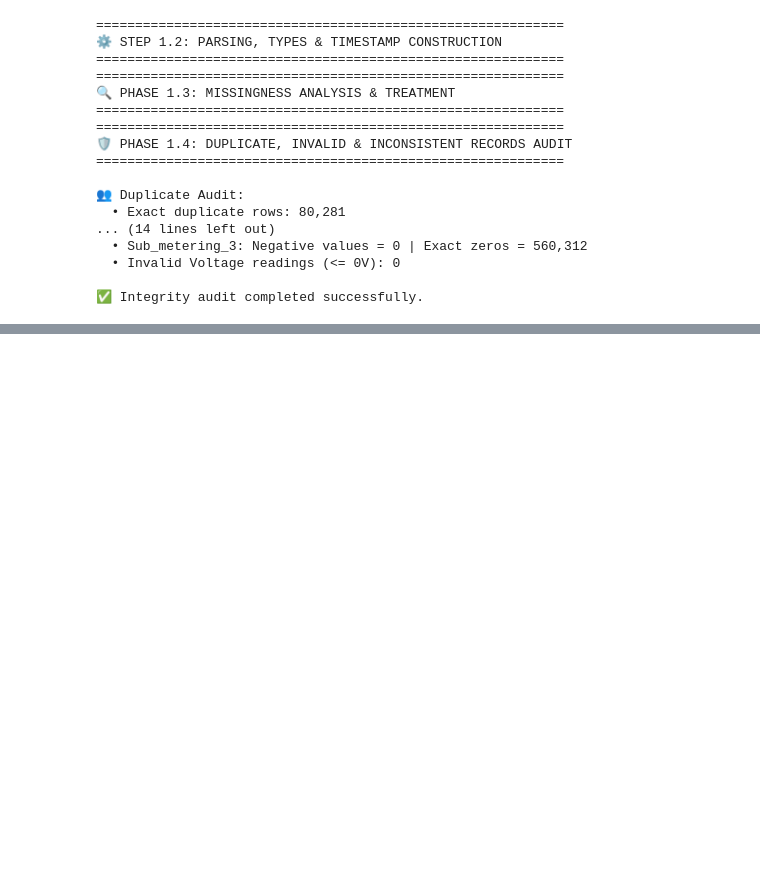
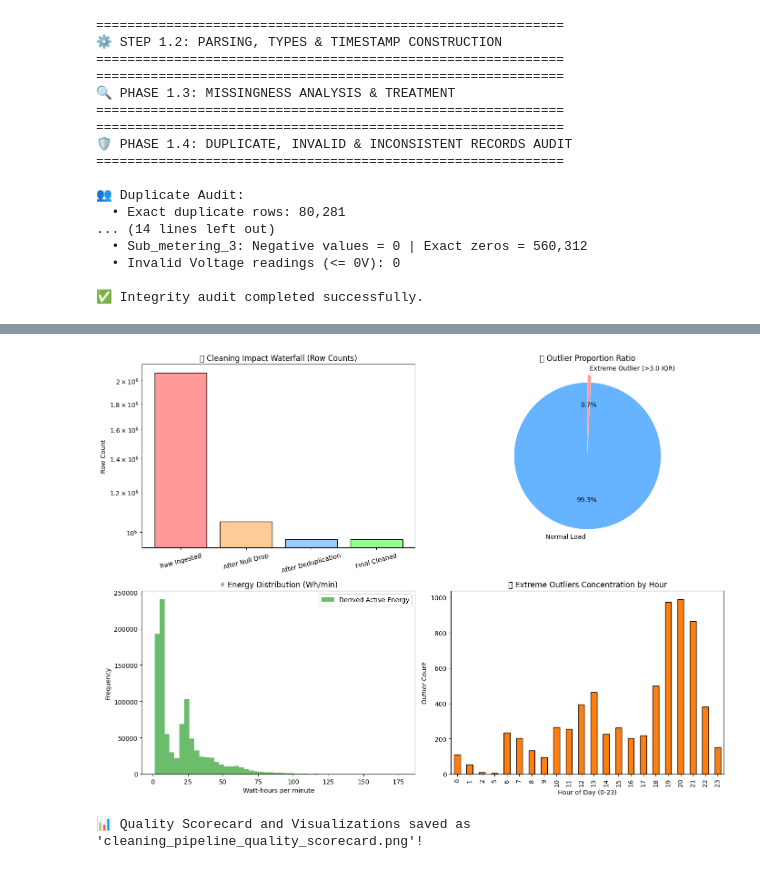
Before and after one commit to steph45acke-hue/KENYA_HOUSEHOLD_ELECTRIC_POWER_CONSUMPTION, a Jupyter notebook: 01_data_understanding_and_cleaning.ipynb, the cells around one changed output, grey strips where cells are left out. Drawn from its saved outputs; the diff is of its cells as text; code cells hidden in the pictures; blank space fills up the shorter version.

Commit message:
Complete Phase 1: Full data cleaning pipeline, quality scorecard visualization, and Parquet export

```diff
--- a/01_data_understanding_and_cleaning.ipynb
+++ b/01_data_understanding_and_cleaning.ipynb
@@ -513,0 +732,50 @@ dtype: int64
+# %%
+def generate_cleaning_visualizations(df_raw_len, df_clean):
+    plt.figure(figsize=(14, 10))
+
+    # 1. Before vs After Row Count Waterfall Bar Chart
+    plt.subplot(2, 2, 1)
+    stages = ['Raw Ingested', 'After Null Drop', 'After Deduplication', 'Final Cleaned']
+    counts = [df_raw_len, len(df_clean) + 80281, len(df_clean), len(df_clean)]
+    colors = ['#ff9999', '#ffcc99', '#99ccff', '#99ff99']
+    plt.bar(stages, counts, color=colors, edgecolor='black')
+    plt.title('📊 Cleaning Impact Waterfall (Row Counts)')
+    plt.ylabel('Row Count')
+    plt.xticks(rotation=15)
+    plt.yscale('log') # Log scale due to large volume
+
+    # 2. Outlier Flag Distribution
+    plt.subplot(2, 2, 2)
+    outlier_counts = df_clean['Outlier_Flag_Extreme'].value_counts()
+    plt.pie(outlier_counts, labels=['Normal Load', 'Extreme Outlier (>3.0 IQR)'],
+            autopct='%1.1f%%', colors=['#66b3ff', '#ff9999'], startangle=90, explode=(0, 0.1))
+    plt.title('📈 Outlier Proportion Ratio')
+
+    # 3. Sub-Metering vs Derived Energy Distribution
+    plt.subplot(2, 2, 3)
+    plt.hist(df_clean['Derived_Active_Energy_Wh'].dropna(), bins=50, color='#2ca02c', alpha=0.7, label='Derived Active Energy')
+    plt.title('⚡ Energy Distribution (Wh/min)')
+    plt.xlabel('Watt-hours per minute')
+    plt.ylabel('Frequency')
+    plt.legend()
+
+    # 4. Hourly Outlier Concentration
+    plt.subplot(2, 2, 4)
+    if 'Hour' not in df_clean.columns:
+        df_clean['Hour'] = df_clean.index.hour
+    hourly_extreme = df_clean[df_clean['Outlier_Flag_Extreme'] == 1].groupby('Hour').size()
+    hourly_extreme.plot(kind='bar', color='#ff7f0e', edgecolor='black')
+    plt.title('⏰ Extreme Outliers Concentration by Hour')
+    plt.xlabel('Hour of Day (0-23)')
+    plt.ylabel('Outlier Count')
+
+    plt.tight_layout()
+    plt.savefig('cleaning_pipeline_quality_scorecard.png', dpi=300)
+    plt.show()
+    print("📊 Quality Scorecard and Visualizations saved as 'cleaning_pipeline_quality_scorecard.png'!")
+
+# Execute Visualizations
+generate_cleaning_visualizations(2075259, df_master_clean)
+# %% [output]
+[figure, added]
+📊 Quality Scorecard and Visualizations saved as 'cleaning_pipeline_quality_scorecard.png'!
```
Also changed, not shown: parts of 3 cells of this notebook, 3 other files.
